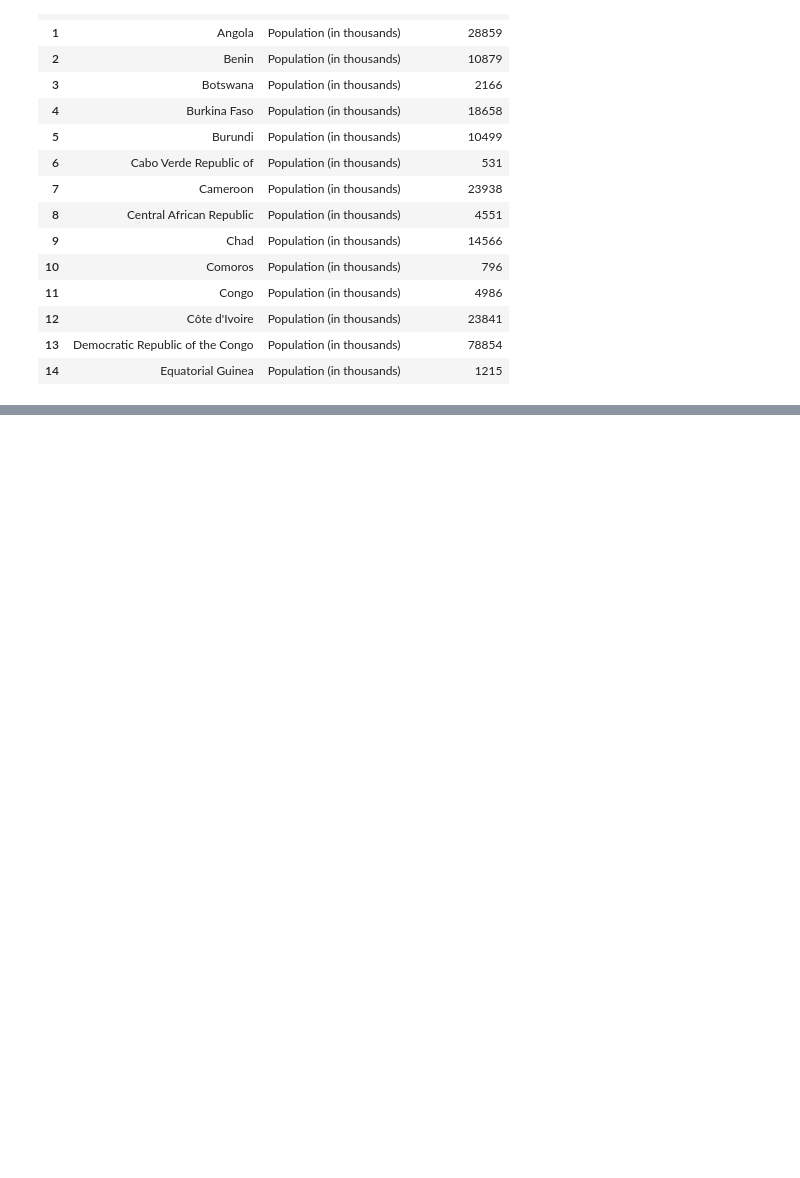
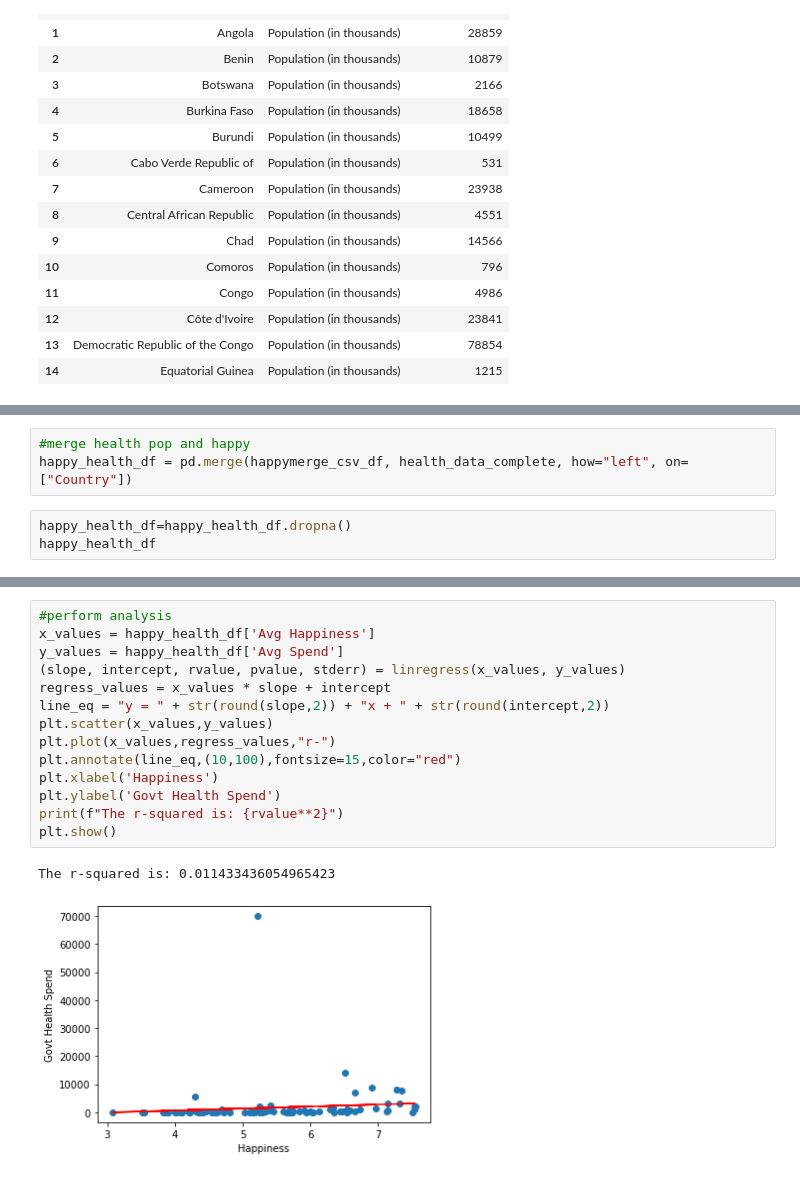
Before and after one commit to reginesgit/Factors-Contributing-to-a-Countrys-Happiness, a Jupyter notebook: Healthcare/healthmergehappy.ipynb, the cells around one changed output, grey strips where cells are left out. Drawn from its saved outputs; the diff is of its cells as text; blank space fills up the shorter version.

Commit message:
analysis

```diff
--- a/Healthcare/healthmergehappy.ipynb
+++ b/Healthcare/healthmergehappy.ipynb
@@ -96,0 +133,6 @@ health_data_complete
+# %%
+#merge health pop and happy
+happy_health_df = pd.merge(happymerge_csv_df, health_data_complete, how="left", on=["Country"])
+# %%
+happy_health_df=happy_health_df.dropna()
+happy_health_df
@@ -96,0 +194,17 @@ health_data_complete
+# %%
+#perform analysis
+x_values = happy_health_df['Avg Happiness']
+y_values = happy_health_df['Avg Spend']
+(slope, intercept, rvalue, pvalue, stderr) = linregress(x_values, y_values)
+regress_values = x_values * slope + intercept
+line_eq = "y = " + str(round(slope,2)) + "x + " + str(round(intercept,2))
+plt.scatter(x_values,y_values)
+plt.plot(x_values,regress_values,"r-")
+plt.annotate(line_eq,(10,100),fontsize=15,color="red")
+plt.xlabel('Happiness')
+plt.ylabel('Govt Health Spend')
+print(f"The r-squared is: {rvalue**2}")
+plt.show()
+# %% [output]
+The r-squared is: 0.011433436054965423
+[figure, added]
```
Also changed, not shown: parts of 15 cells of this notebook, 1 other file.
